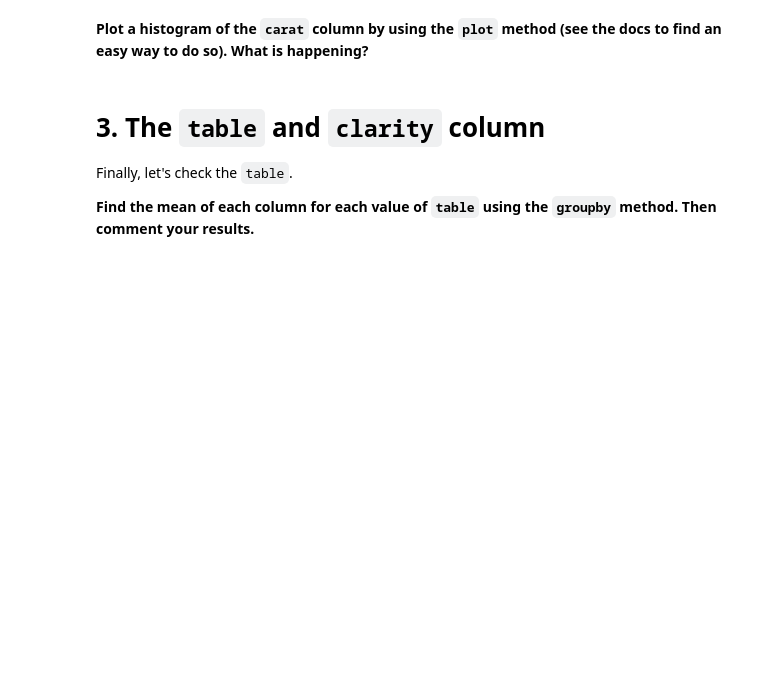
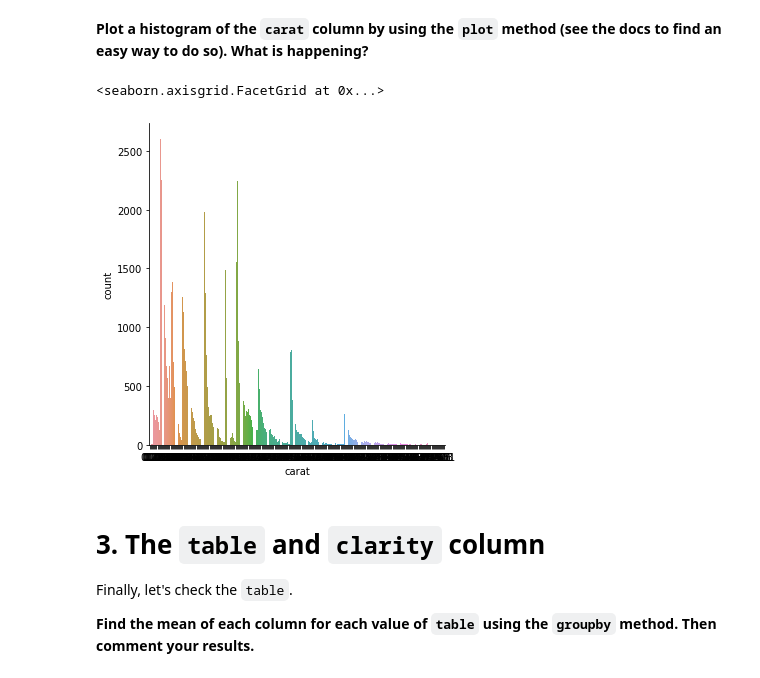
Before and after one commit to ta-data-lis/M2-mini-project1, a Jupyter notebook: 2.-EDA.ipynb, the cells around one changed output. Saved outputs shown, nothing was run; the diff lists cells and outputs as text; code cells hidden in the pictures; blank space fills up the shorter version.

```diff
--- a/2.-EDA.ipynb
+++ b/2.-EDA.ipynb
@@ -64,3 +162,9 @@ Let's check the `carat` (weight), since this could also be a potential factor fo
+# %%
+#your code here
+sns.catplot(x="carat", kind="count", data=diamonds)   ## diamonds with lower carat are more common
+# %% [output]
+<seaborn.axisgrid.FacetGrid at 0x...>
+[figure, added]
 # %% [markdown]
 # 3. The `table` and `clarity` column
 Finally, let's check the `table`.
```
Also changed, not shown: parts of 38 cells of this notebook.
